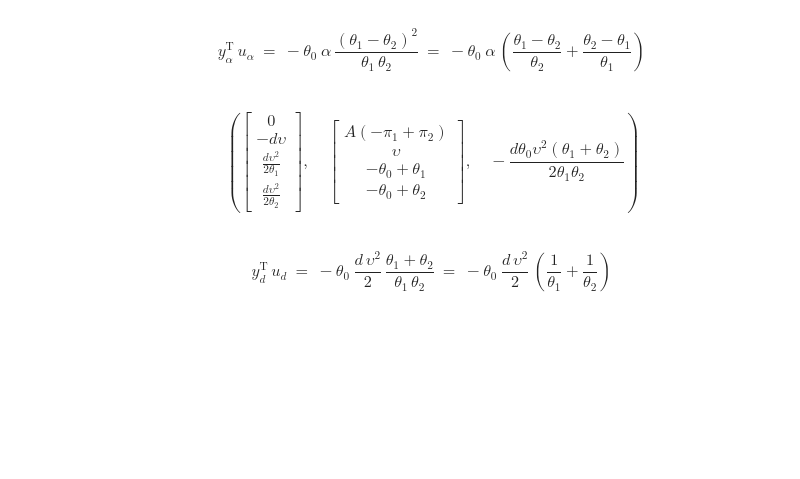
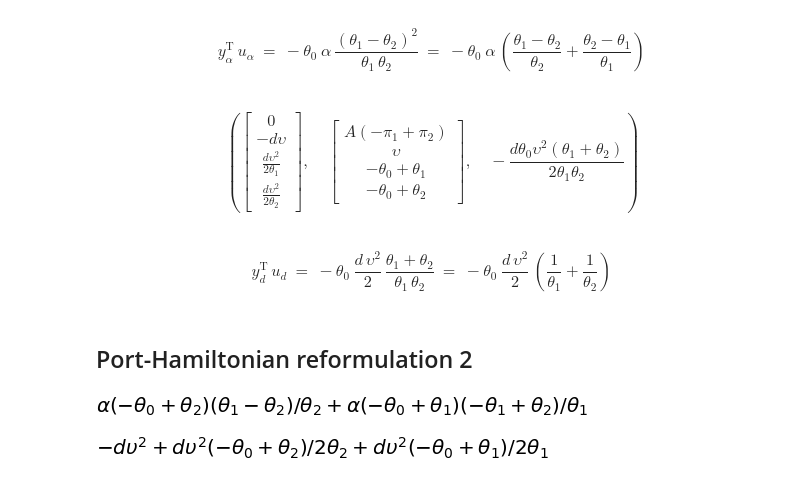
Before and after one commit to MarkusLohmayer/master-thesis-code, a Jupyter notebook: piston.ipynb, the cells around one changed output. Saved outputs shown, nothing was run; the diff lists cells and outputs as text; code cells hidden in the pictures; blank space fills up the shorter version.

```diff
--- a/piston.ipynb
+++ b/piston.ipynb
@@ -176,3 +176,16 @@ y_{d}^\mathrm{T} \, u_{d}
 - \theta_0 \:
 \frac{d \, \upsilon^2}{2} \, \left( \frac{1}{\theta_1} + \frac{1}{\theta_2} \right)
 $$
+# %% [markdown]
+## Port-Hamiltonian reformulation 2
+# %%
+f_6 = θ_1 - θ_0
+f_9 = θ_2 - θ_0
+e_6 = 1/(θ_0 + f_6) * α * (f_9 - f_6)
+e_9 = 1/(θ_0 + f_9) * α * (f_6 - f_9)
+# %%
+(e_6*f_6 + e_9*f_9)
+# this is always negative
+# net outflow is negative == net inflow is positive == exergy destruction rate is postive
+# %% [output]
+[figure, added]
@@ -178,0 +199,4 @@ $$
+# %%
+(e_4*f_4 + e_7*f_7 + e_10*f_10)
+# %% [output]
+[figure, added]
```
Also changed, not shown: parts of 2 cells of this notebook, 4 other files.
